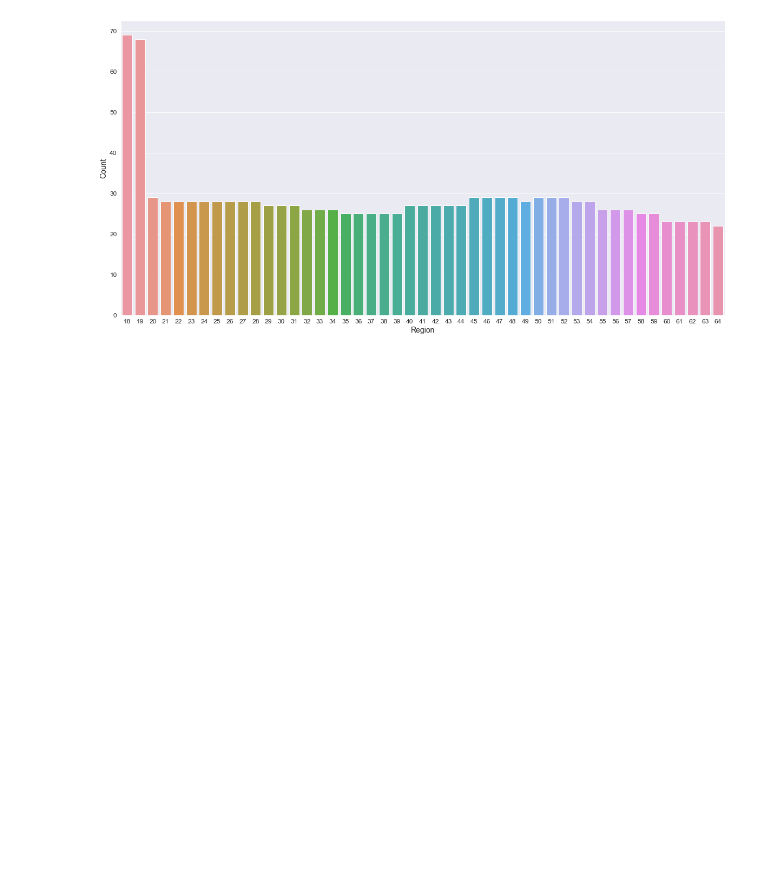
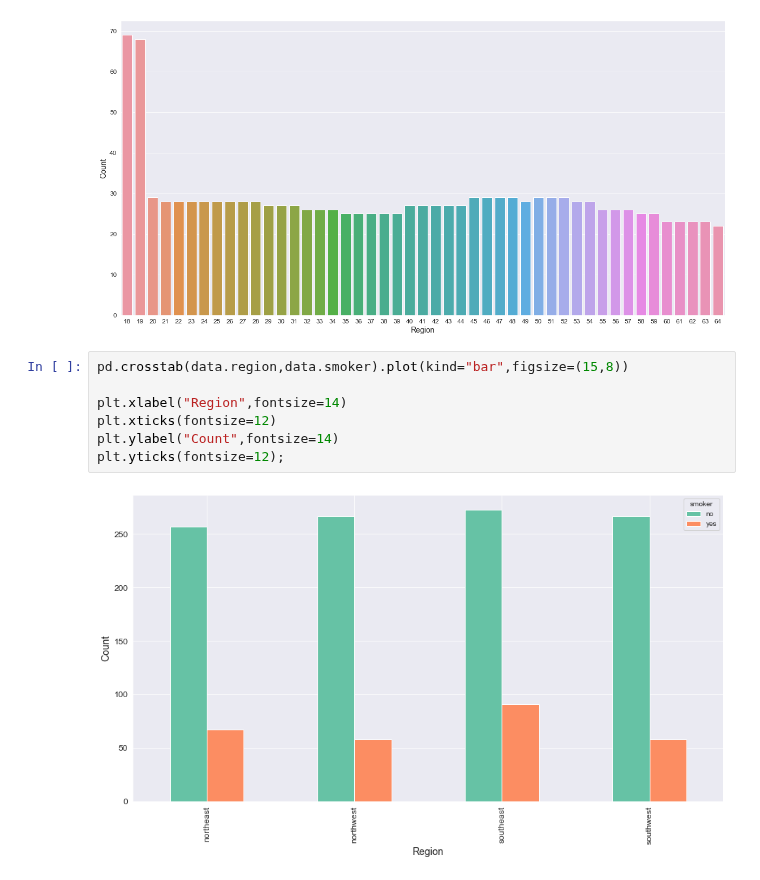
Before and after one commit to shamimsikder/Data-Visualization-Exercises, a Jupyter notebook: Medical Insurance Costs.ipynb, the cells around one changed output. Saved outputs shown, nothing was run; the diff lists cells and outputs as text; blank space fills up the shorter version.

Commit message:
region wise smoker

```diff
--- a/Medical Insurance Costs.ipynb
+++ b/Medical Insurance Costs.ipynb
@@ -107,3 +107,12 @@ plt.ylabel("Count",fontsize=14)
 plt.yticks(fontsize=12);
 # %% [output]
 [figure]
+# %%
+pd.crosstab(data.region,data.smoker).plot(kind="bar",figsize=(15,8))
+
+plt.xlabel("Region",fontsize=14)
+plt.xticks(fontsize=12)
+plt.ylabel("Count",fontsize=14)
+plt.yticks(fontsize=12);
+# %% [output]
+[figure, added]
```
